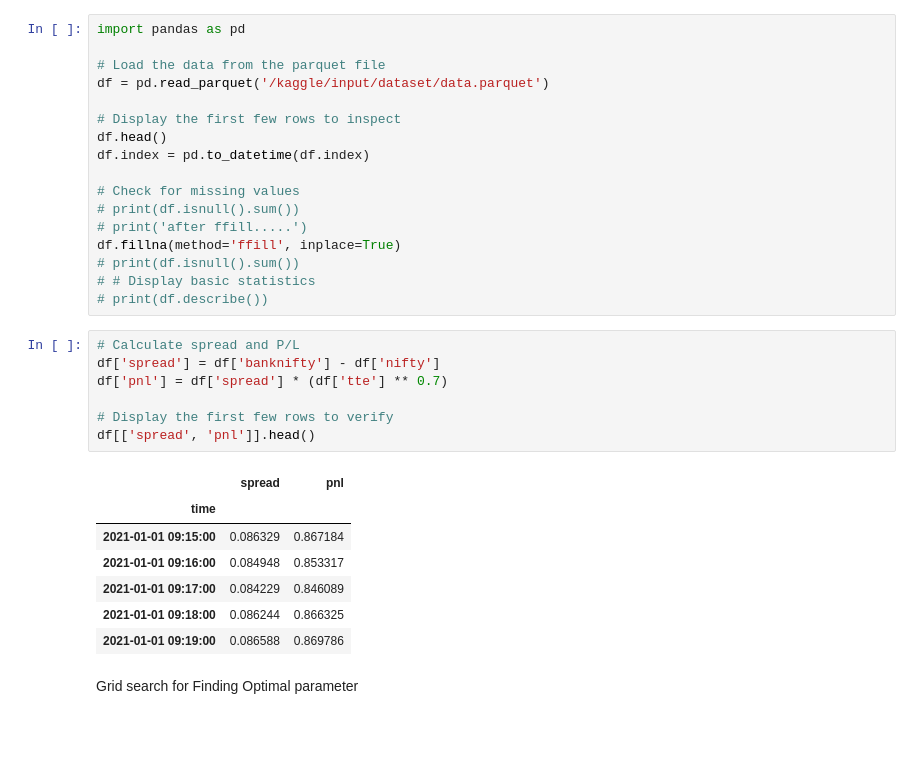
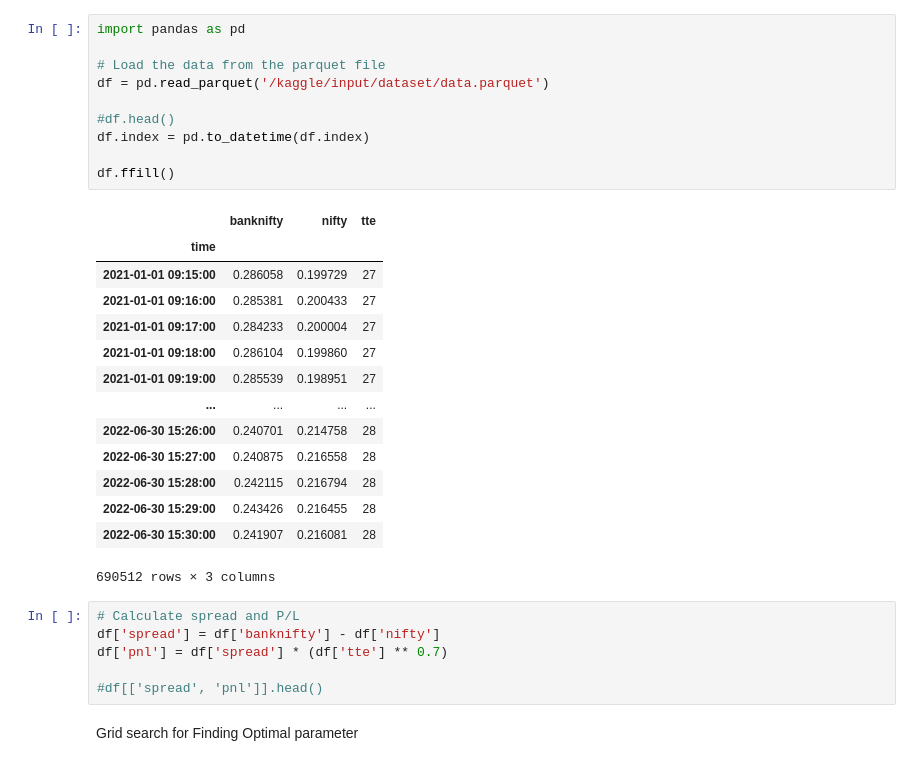
Before and after one commit to beastytitan18/cointegration-vol-trading, a Jupyter notebook: base-model.ipynb, the cells around one changed output. Saved outputs shown, nothing was run; the diff lists cells and outputs as text; blank space fills up the shorter version.

```diff
--- a/base-model.ipynb
+++ b/base-model.ipynb
@@ -1,35 +1,34 @@
 # %%
 import pandas as pd
 
 # Load the data from the parquet file
 df = pd.read_parquet('/kaggle/input/dataset/data.parquet')
 
-# Display the first few rows to inspect
-df.head()
+#df.head()
 df.index = pd.to_datetime(df.index)
 
-# Check for missing values
-# print(df.isnull().sum())
-# print('after ffill.....')
-df.fillna(method='ffill', inplace=True)
-# print(df.isnull().sum())
-# # Display basic statistics
-# print(df.describe())
+df.ffill()
+# %% [output]
+|  | banknifty | nifty | tte |
+| time |  |  |  |
+| 2021-01-01 09:15:00 | 0.286058 | 0.199729 | 27 |
+| 2021-01-01 09:16:00 | 0.285381 | 0.200433 | 27 |
+| 2021-01-01 09:17:00 | 0.284233 | 0.200004 | 27 |
+| 2021-01-01 09:18:00 | 0.286104 | 0.199860 | 27 |
+| 2021-01-01 09:19:00 | 0.285539 | 0.198951 | 27 |
+| ... | ... | ... | ... |
+| 2022-06-30 15:26:00 | 0.240701 | 0.214758 | 28 |
+| 2022-06-30 15:27:00 | 0.240875 | 0.216558 | 28 |
+| 2022-06-30 15:28:00 | 0.242115 | 0.216794 | 28 |
+| 2022-06-30 15:29:00 | 0.243426 | 0.216455 | 28 |
+| 2022-06-30 15:30:00 | 0.241907 | 0.216081 | 28 |
+690512 rows × 3 columns
 # %%
 # Calculate spread and P/L
 df['spread'] = df['banknifty'] - df['nifty']
 df['pnl'] = df['spread'] * (df['tte'] ** 0.7)
 
-# Display the first few rows to verify
-df[['spread', 'pnl']].head()
+#df[['spread', 'pnl']].head()
-# %% [output]
-|  | spread | pnl |
-| time |  |  |
-| 2021-01-01 09:15:00 | 0.086329 | 0.867184 |
-| 2021-01-01 09:16:00 | 0.084948 | 0.853317 |
-| 2021-01-01 09:17:00 | 0.084229 | 0.846089 |
-| 2021-01-01 09:18:00 | 0.086244 | 0.866325 |
-| 2021-01-01 09:19:00 | 0.086588 | 0.869786 |
 # %% [markdown]
 Grid search for Finding Optimal parameter
 # %%
```
Also changed, not shown: parts of 5 cells of this notebook.
